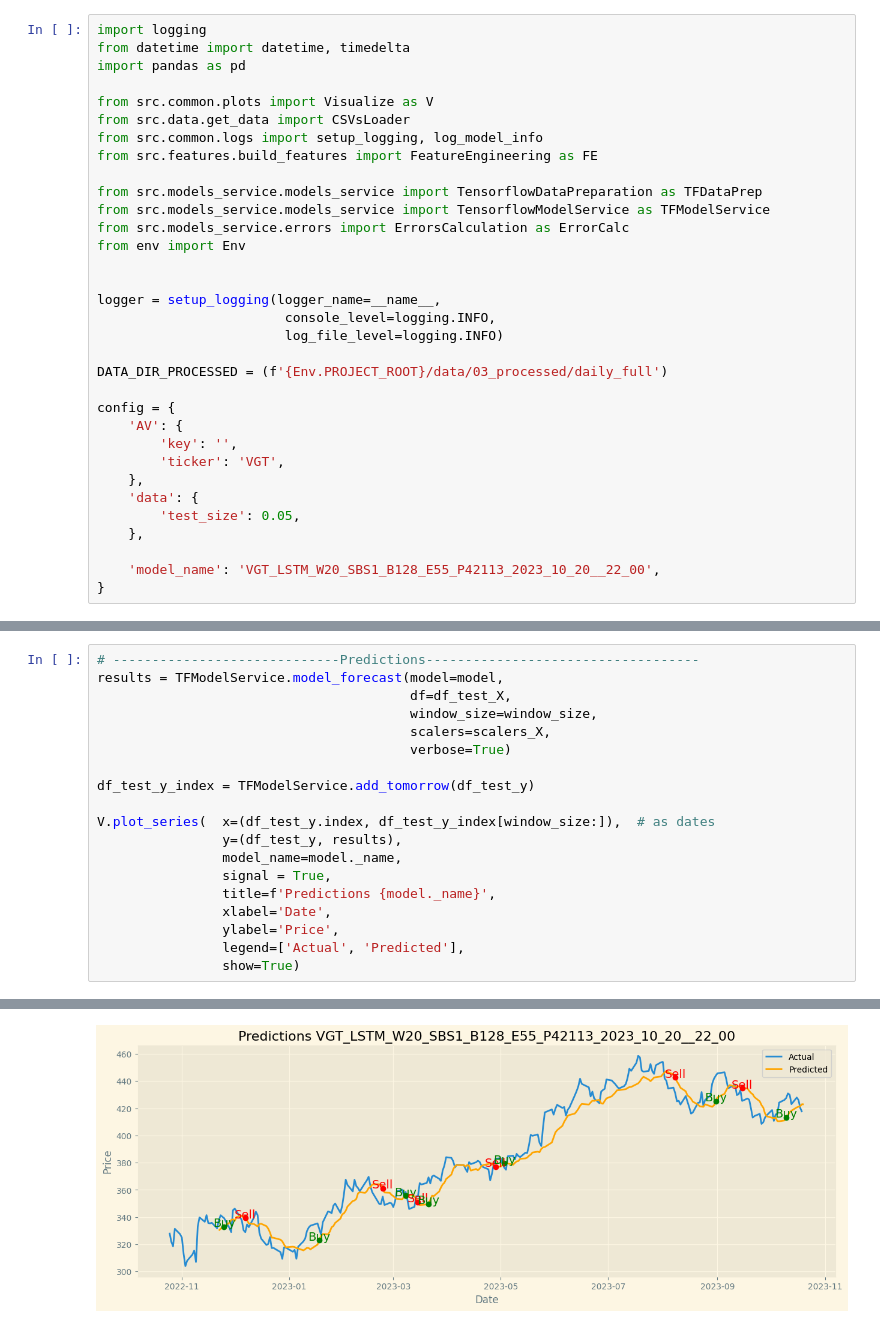
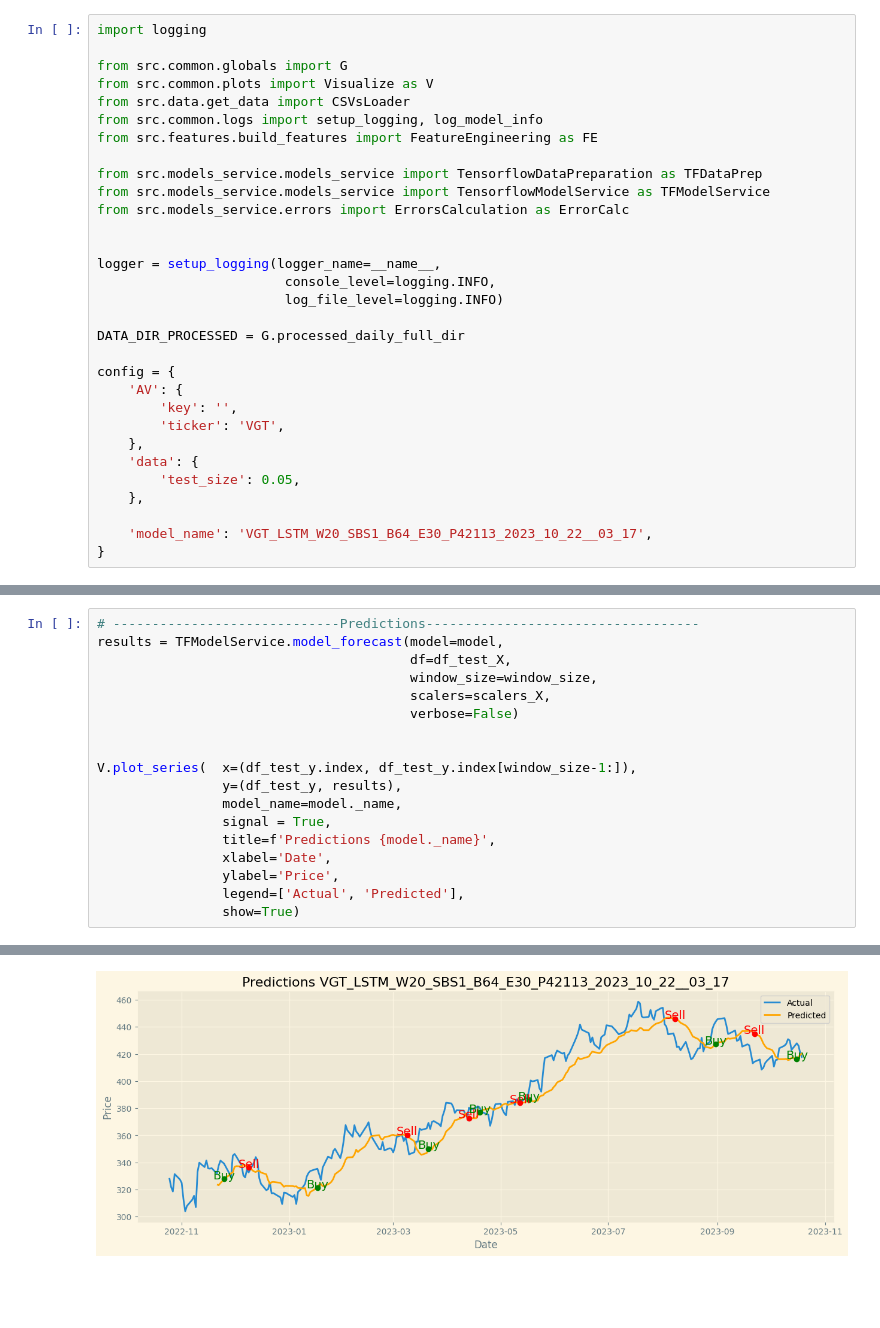
Before and after one commit to Folongton/p7-trading-bot, a Jupyter notebook: src/models_run/PREDICT_LSTM_NFeatures.ipynb, the cells around one changed output, grey strips where cells are left out. Cells and saved outputs as stored; diff of their text form; blank space fills up the shorter version.

Commit message:
Final fixes in plotting. Update on app.py to predict for t1

```diff
--- a/src/models_run/PREDICT_LSTM_NFeatures.ipynb
+++ b/src/models_run/PREDICT_LSTM_NFeatures.ipynb
@@ -1,8 +1,7 @@
 # %%
 import logging
-from datetime import datetime, timedelta
-import pandas as pd
 
+from src.common.globals import G
 from src.common.plots import Visualize as V
 from src.data.get_data import CSVsLoader
 from src.common.logs import setup_logging, log_model_info
@@ -11,14 +10,13 @@ from src.features.build_features import FeatureEngineering as FE
 from src.models_service.models_service import TensorflowDataPreparation as TFDataPrep
 from src.models_service.models_service import TensorflowModelService as TFModelService
 from src.models_service.errors import ErrorsCalculation as ErrorCalc
-from env import Env
 
 
 logger = setup_logging(logger_name=__name__,
                         console_level=logging.INFO,
                         log_file_level=logging.INFO)
 
-DATA_DIR_PROCESSED = (f'{Env.PROJECT_ROOT}/data/03_processed/daily_full')
+DATA_DIR_PROCESSED = G.processed_daily_full_dir
 
 config = {
     'AV': {
@@ -29,6 +27,6 @@ config = {
         'test_size': 0.05,
     },
 
-    'model_name': 'VGT_LSTM_W20_SBS1_B128_E55_P42113_2023_10_20__22_00',
+    'model_name': 'VGT_LSTM_W20_SBS1_B64_E30_P42113_2023_10_22__03_17',
 }
 # %% [output]
@@ -77,11 +75,10 @@ results = TFModelService.model_forecast(model=model,
                                         df=df_test_X,
                                         window_size=window_size,
                                         scalers=scalers_X,
-                                        verbose=True)
+                                        verbose=False)
 
-df_test_y_index = TFModelService.add_tomorrow(df_test_y)
 
-V.plot_series(  x=(df_test_y.index, df_test_y_index[window_size:]),  # as dates
+V.plot_series(  x=(df_test_y.index, df_test_y.index[window_size-1:]),
                 y=(df_test_y, results),
                 model_name=model._name,
                 signal = True,
@@ -125 +95 @@ dtype: object
-[figure, old version]
+[figure, new version]
```
Also changed, not shown: parts of 4 cells of this notebook, 9 other files.
